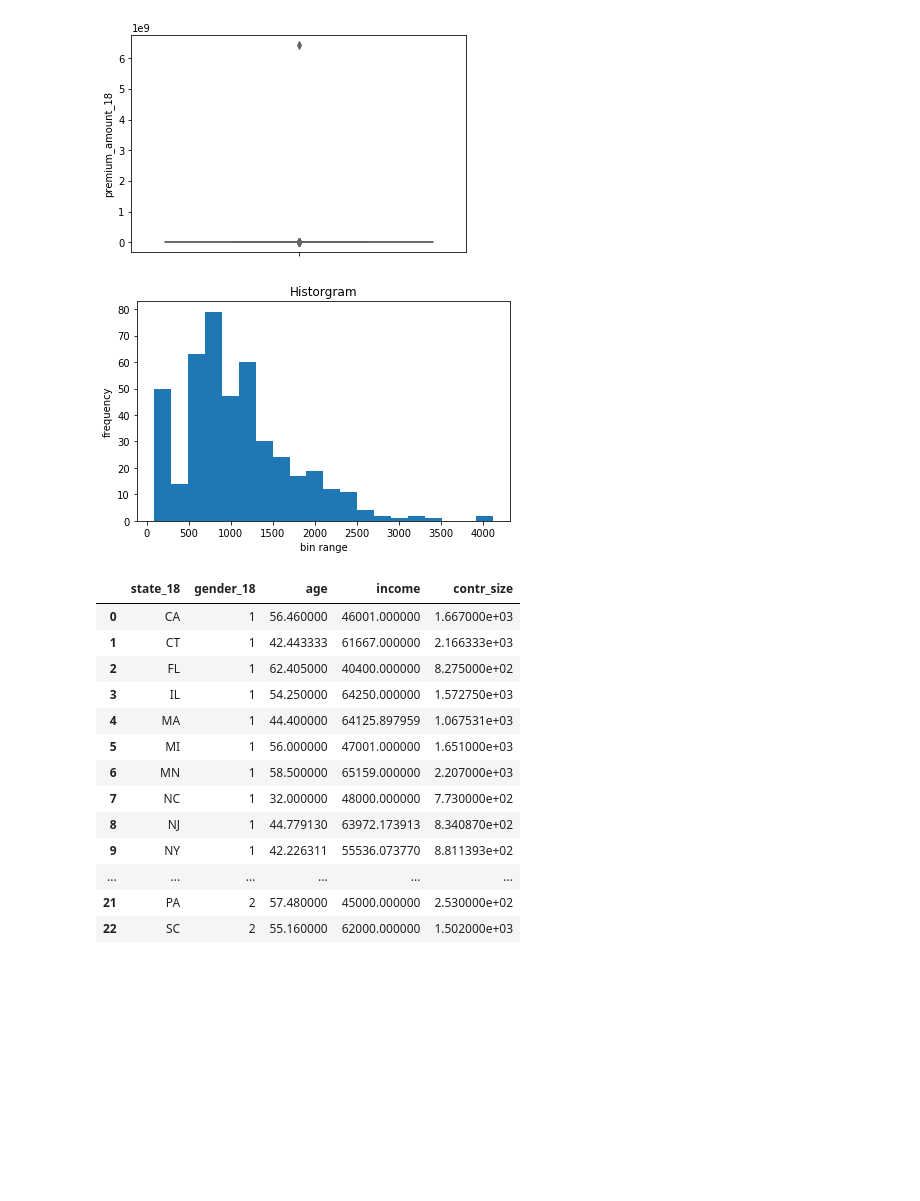
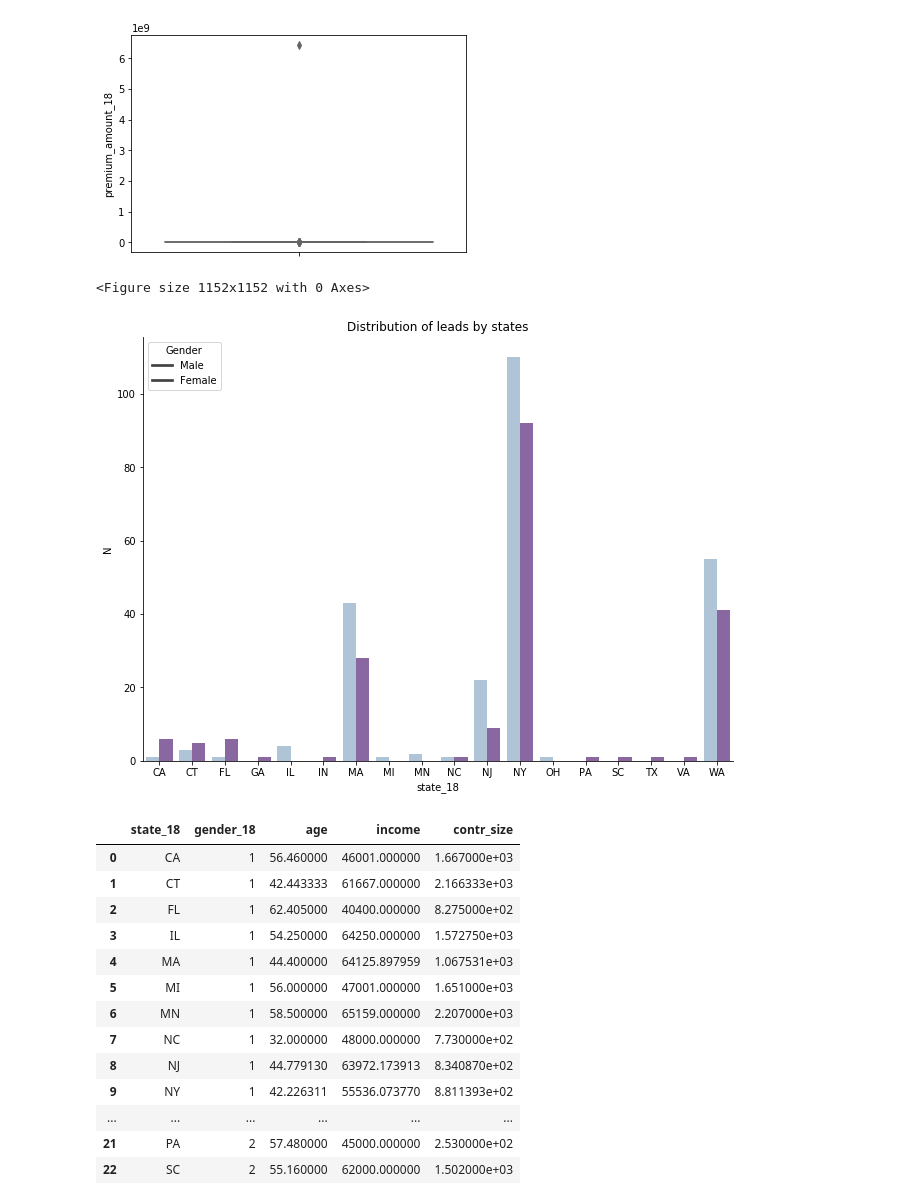
Before and after one commit to ZsoltNagy86/ABC_LLC_Leads, a Jupyter notebook: ABC_LLC_Leads.ipynb, the cells around one changed output. Saved outputs shown, nothing was run; the diff lists cells and outputs as text; code cells hidden in the pictures; blank space fills up the shorter version.

```diff
--- a/ABC_LLC_Leads.ipynb
+++ b/ABC_LLC_Leads.ipynb
@@ -193,18 +208,20 @@ Text(0.5, 0, 'Contract Value')
 # %% [output]
 <matplotlib.axes._subplots.AxesSubplot at 0x...>
 [figure]
-# %%
-fig, ax = plt.subplots()
-
-ax.hist(df_closed['premium_amount_18'], 20)
-ax.set_title('Historgram')
-ax.set_xlabel('bin range')
-ax.set_ylabel('frequency')
-
-fig.tight_layout()
-plt.show()
-# %% [output]
-[figure, removed]
+# %%
+# Distribution of closed leads by states
+df_state = df_closed >> group_by(X.state_18, X.gender_18) >> summarize(N=n(X.leadID))
+
+
+plt.figure(figsize=(16, 16))
+g = sns.catplot(x='state_18', y='N', hue='gender_18', data=df_state, palette="BuPu", kind='bar', legend=False)
+plt.title('Distribution of leads by states')
+plt.legend(title='Gender', loc='upper left', labels=['Male', 'Female'])
+g.fig.set_figwidth(10)
+g.fig.set_figheight(7)
+# %% [output]
+<Figure size 1152x1152 with 0 Axes>
+[figure, added]
 # %%
 df >> mask(X.cpa_status_18 == 1) >> group_by(X.gender_18, X.state_18) >> summarize(age = X.age_18.mean(), income = X.estimated_household_income_18.mean(), contr_size = X.premium_amount_18.mean())
 # %% [output]
```
Also changed, not shown: parts of 2 cells of this notebook, 2 other files.
